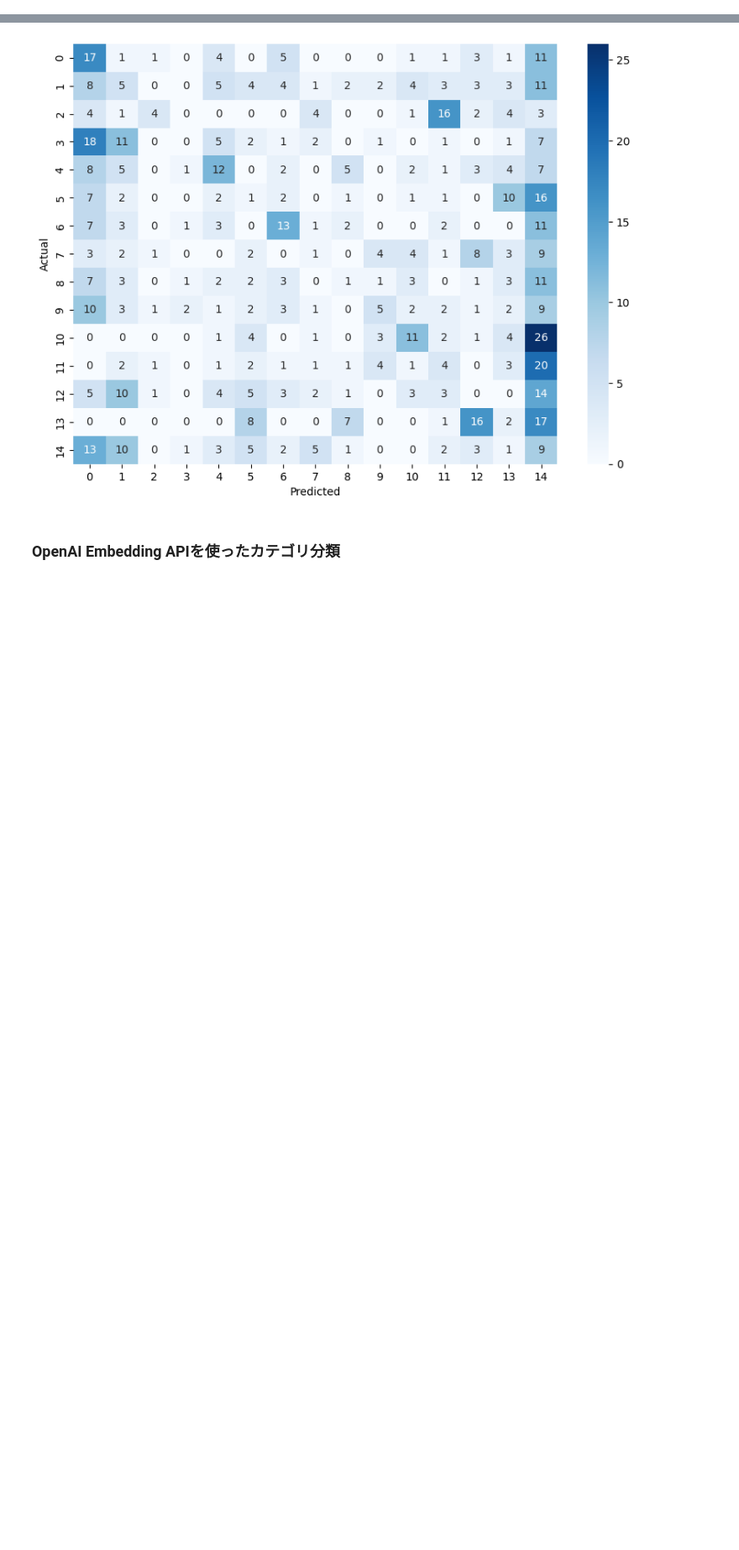
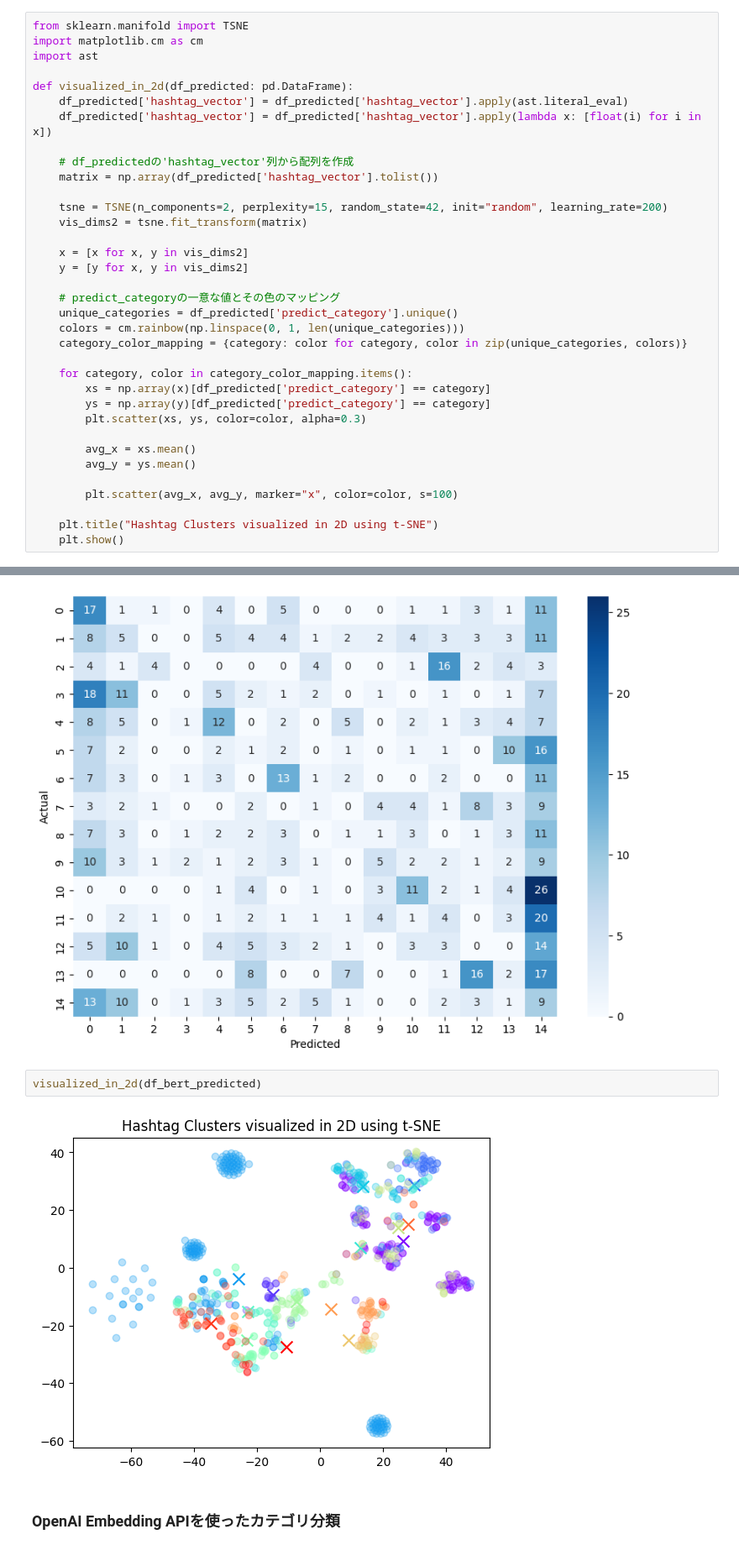
Before and after one commit to yutoo89/hashtag_classification_comparison, a Jupyter notebook: ハッシュタグのカテゴリ分類の性能比較.ipynb, the cells around one changed output, grey strips where cells are left out. Shown: that part at 84% size. Drawn from its saved outputs; the diff is of its cells as text; blank space fills up the shorter version.

```diff
--- a/ハッシュタグのカテゴリ分類の性能比較.ipynb
+++ b/ハッシュタグのカテゴリ分類の性能比較.ipynb
@@ -132,0 +139,35 @@ def evaluation(df_predicted: pd.DataFrame):
+# %%
+from sklearn.manifold import TSNE
+import matplotlib.cm as cm
+import ast
+
+def visualized_in_2d(df_predicted: pd.DataFrame):
+    df_predicted['hashtag_vector'] = df_predicted['hashtag_vector'].apply(ast.literal_eval)
+    df_predicted['hashtag_vector'] = df_predicted['hashtag_vector'].apply(lambda x: [float(i) for i in x])
+
+    # df_predictedの'hashtag_vector'列から配列を作成
+    matrix = np.array(df_predicted['hashtag_vector'].tolist())
+
+    tsne = TSNE(n_components=2, perplexity=15, random_state=42, init="random", learning_rate=200)
+    vis_dims2 = tsne.fit_transform(matrix)
+
+    x = [x for x, y in vis_dims2]
+    y = [y for x, y in vis_dims2]
+
+    # predict_categoryの一意な値とその色のマッピング
+    unique_categories = df_predicted['predict_category'].unique()
+    colors = cm.rainbow(np.linspace(0, 1, len(unique_categories)))
+    category_color_mapping = {category: color for category, color in zip(unique_categories, colors)}
+
+    for category, color in category_color_mapping.items():
+        xs = np.array(x)[df_predicted['predict_category'] == category]
+        ys = np.array(y)[df_predicted['predict_category'] == category]
+        plt.scatter(xs, ys, color=color, alpha=0.3)
+
+        avg_x = xs.mean()
+        avg_y = ys.mean()
+
+        plt.scatter(avg_x, avg_y, marker="x", color=color, s=100)
+
+    plt.title("Hashtag Clusters visualized in 2D using t-SNE")
+    plt.show()
@@ -176,6 +219,10 @@ Precision: 0.15
 Recall: 0.12
 F1 Score: 0.12
 [figure]
+# %%
+visualized_in_2d(df_bert_predicted)
+# %% [output]
+[figure, added]
 # %% [markdown]
 ### OpenAI Embedding APIを使ったカテゴリ分類
 # %%
```
Also changed, not shown: parts of 20 cells of this notebook, 4 other files.
